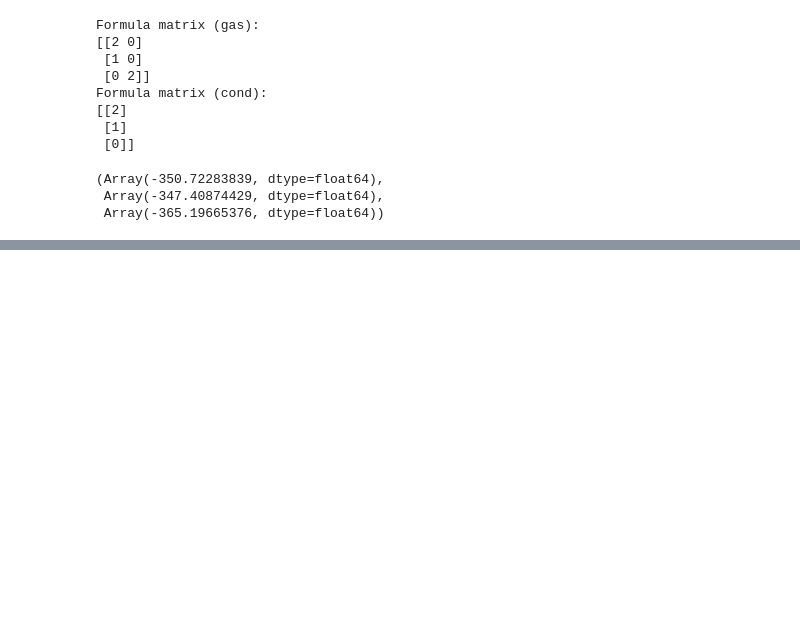
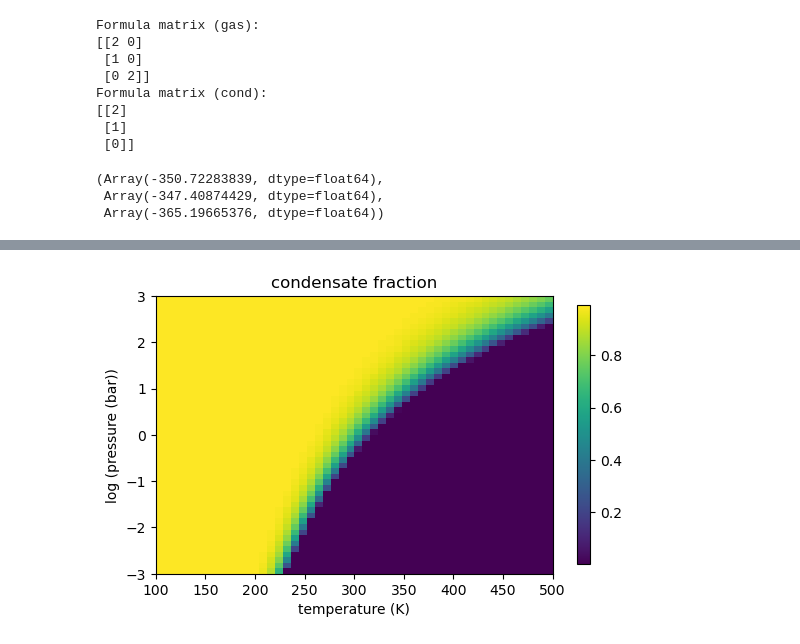
Before and after one commit to HajimeKawahara/exogibbs, a Jupyter notebook: documents/ipynb/fastchem_cond_chemical_potential.ipynb, the cells around one changed output, grey strips where cells are left out. Cells and saved outputs as stored; diff of their text form; code cells hidden in the pictures; blank space fills up the shorter version.

```diff
--- a/documents/ipynb/fastchem_cond_chemical_potential.ipynb
+++ b/documents/ipynb/fastchem_cond_chemical_potential.ipynb
@@ -90,0 +107,24 @@ Text(0.5, 0, 'condensate fraction')
+# %%
+Parr = np.logspace(-3,3,50)
+Tarr = np.linspace(100,500,50)
+
+mastarr = []
+for p in Parr:
+    mastarr_t = []
+    for T in Tarr:
+        mastarr_t.append(mmin(T,p))
+    mastarr.append(mastarr_t)
+mastarr = np.array(mastarr)
+# %%
+fig = plt.figure()
+ax = fig.add_subplot(111)
+c = ax.imshow(mastarr/nh2o, extent=(Tarr[0],Tarr[-1],np.log10(Parr[-1]),np.log10(Parr[0])))
+plt.colorbar(c, shrink=0.7)
+ax.set_aspect(0.7/ax.get_data_ratio())
+plt.gca().invert_yaxis()
+ax.set_xlabel("temperature (K)")
+ax.set_ylabel("log (pressure (bar))")
+ax.set_title("condensate fraction")
+plt.show()
+# %% [output]
+[figure, added]
```
Also changed, not shown: parts of 5 cells of this notebook.
